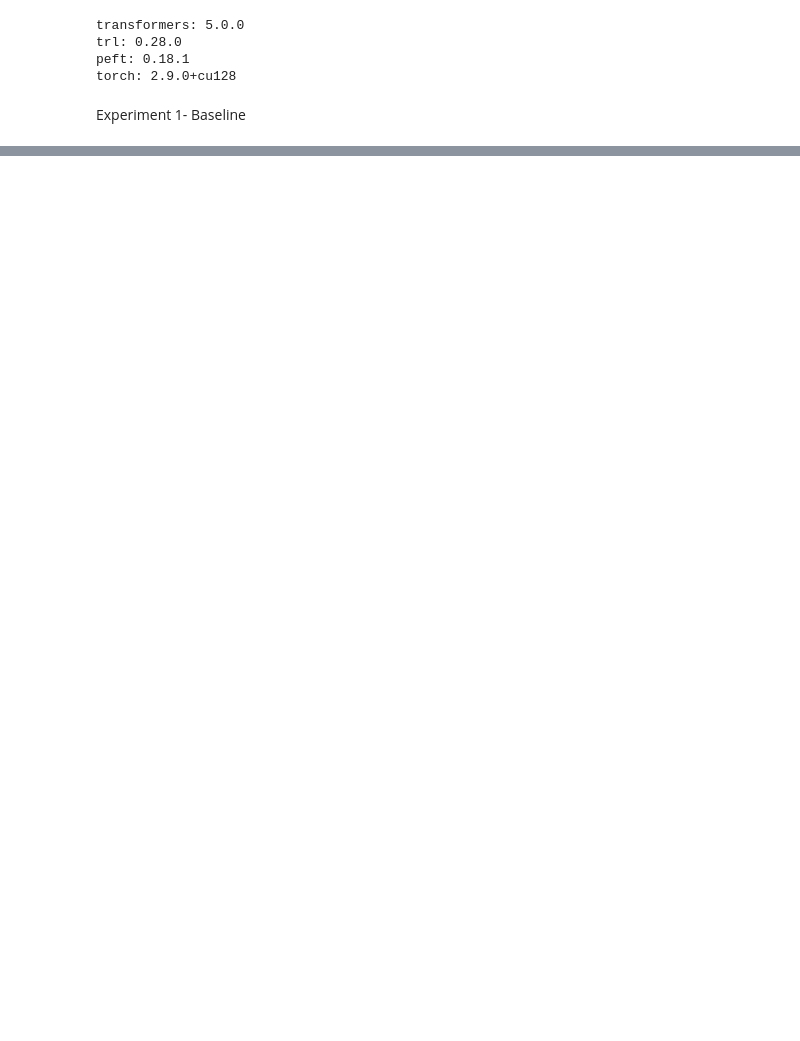
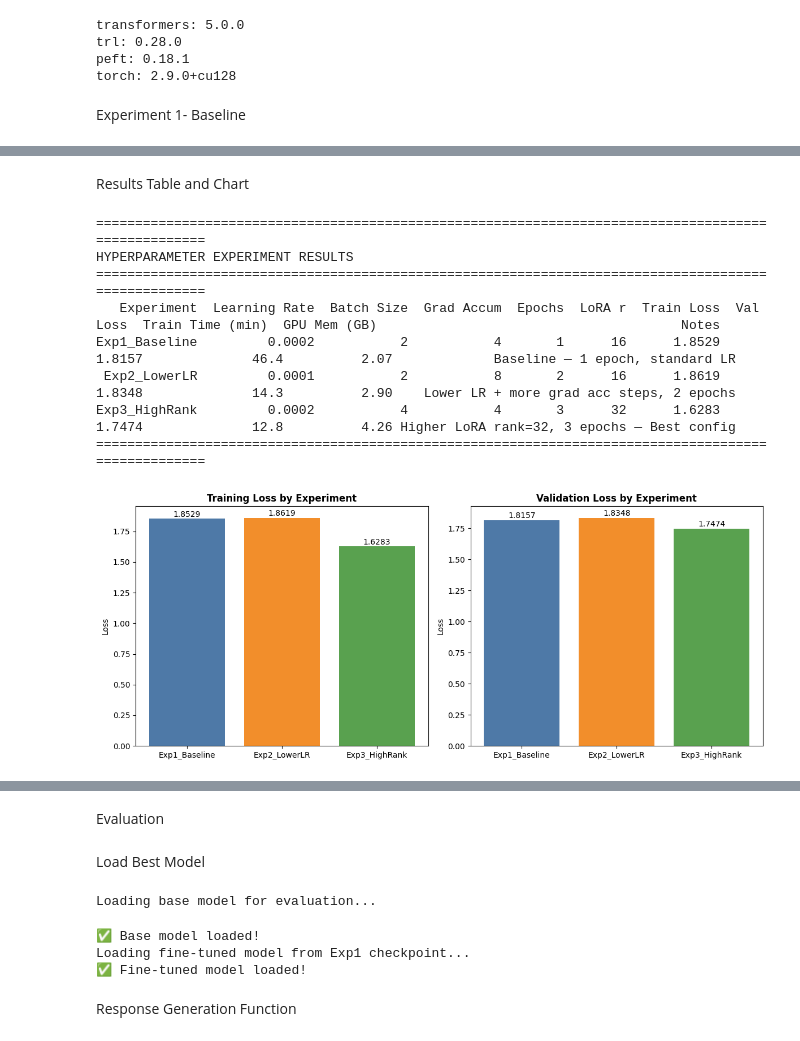
Before and after one commit to ICYEZAGATORE/Fine-Tuning-LLM, a Jupyter notebook: finetuning.ipynb, the cells around one changed output, grey strips where cells are left out. Cells and saved outputs as stored; diff of their text form; code cells hidden in the pictures; blank space fills up the shorter version.

Commit message:
Added more experiments and BLEU tests

```diff
--- a/finetuning.ipynb
+++ b/finetuning.ipynb
@@ -691,0 +799,38 @@ TypeError: TrainingArguments.__init__() got an unexpected keyword argument 'eval
+# %% [markdown]
+Results Table and Chart
+# %%
+results_df = print_experiment_table()
+
+fig, axes = plt.subplots(1, 2, figsize=(12, 5))
+experiments = results_df['Experiment']
+
+axes[0].bar(experiments, results_df['Train Loss'], color=['#4e79a7', '#f28e2b', '#59a14f'])
+axes[0].set_title('Training Loss by Experiment', fontweight='bold')
+axes[0].set_ylabel('Loss')
+for bar, val in zip(axes[0].patches, results_df['Train Loss']):
+    axes[0].text(bar.get_x() + bar.get_width()/2, bar.get_height() + 0.002,
+                 f'{val:.4f}', ha='center', va='bottom', fontsize=10)
+
+axes[1].bar(experiments, results_df['Val Loss'], color=['#4e79a7', '#f28e2b', '#59a14f'])
+axes[1].set_title('Validation Loss by Experiment', fontweight='bold')
+axes[1].set_ylabel('Loss')
+for bar, val in zip(axes[1].patches, results_df['Val Loss']):
+    axes[1].text(bar.get_x() + bar.get_width()/2, bar.get_height() + 0.002,
+                 f'{val:.4f}', ha='center', va='bottom', fontsize=10)
+
+plt.tight_layout()
+plt.savefig('experiment_results.png', dpi=150, bbox_inches='tight')
+plt.show()
+
+best_exp = results_df.loc[results_df['Val Loss'].idxmin(), 'Experiment']
+print(f"\n🏆 Best experiment by validation loss: {best_exp}")
+# %% [output]
+====================================================================================================
+HYPERPARAMETER EXPERIMENT RESULTS
+====================================================================================================
+   Experiment  Learning Rate  Batch Size  Grad Accum  Epochs  LoRA r  Train Loss  Val Loss  Train Time (min)  GPU Mem (GB)                                       Notes
+Exp1_Baseline         0.0002           2           4       1      16      1.8529    1.8157              46.4          2.07             Baseline — 1 epoch, standard LR
+ Exp2_LowerLR         0.0001           2           8       2      16      1.8619    1.8348              14.3          2.90    Lower LR + more grad acc steps, 2 epochs
+Exp3_HighRank         0.0002           4           4       3      32      1.6283    1.7474              12.8          4.26 Higher LoRA rank=32, 3 epochs — Best config
+====================================================================================================
+[figure, added]
@@ -691,0 +838,41 @@ TypeError: TrainingArguments.__init__() got an unexpected keyword argument 'eval
+# %% [markdown]
+Evaluation
+# %% [markdown]
+Load Best Model
+# %%
+from peft import PeftModel
+
+# Load base model for comparison
+print("Loading base model for evaluation...")
+bnb_config_eval = BitsAndBytesConfig(
+    load_in_4bit=True,
+    bnb_4bit_quant_type="nf4",
+    bnb_4bit_compute_dtype=torch.bfloat16,
+    bnb_4bit_use_double_quant=True
+)
+
+base_model_eval = AutoModelForCausalLM.from_pretrained(
+    MODEL_ID,
+    quantization_config=bnb_config_eval,
+    device_map="auto",
+    trust_remote_code=True
+)
+base_model_eval.eval()
+print("✅ Base model loaded!")
+
+# Load fine-tuned model from the checkpoint folder
+print("Loading fine-tuned model from Exp1 checkpoint...")
+finetuned_model = PeftModel.from_pretrained(
+    base_model_eval,
+    "./exp1_output/checkpoint-225",  # ← load from the checkpoint folder
+    is_trainable=False
+)
+finetuned_model.eval()
+print("✅ Fine-tuned model loaded!")
+# %% [output]
+Loading base model for evaluation...
+✅ Base model loaded!
+Loading fine-tuned model from Exp1 checkpoint...
+✅ Fine-tuned model loaded!
+# %% [markdown]
+Response Generation Function
```
Also changed, not shown: parts of 32 cells of this notebook.
